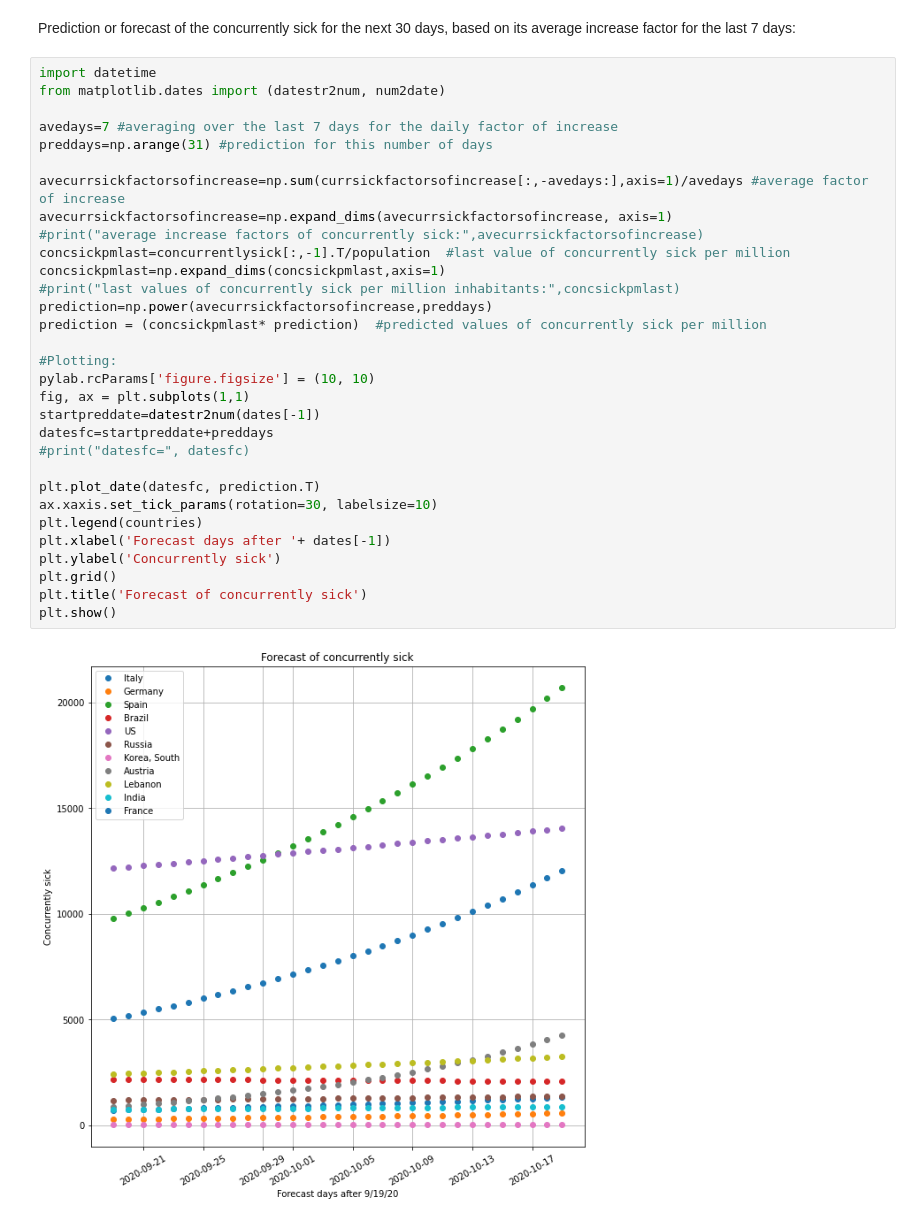
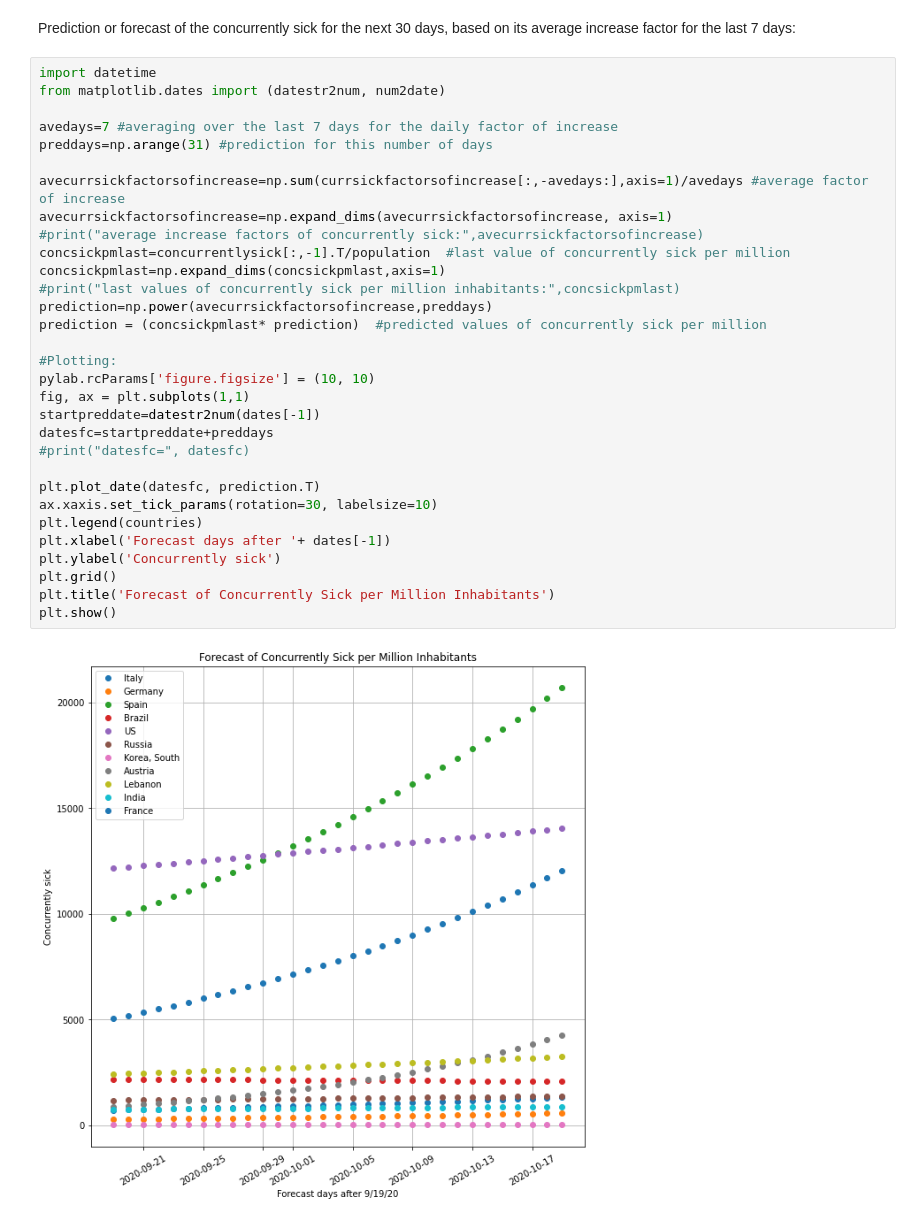
Before and after one commit to TUIlmenauAMS/CoronaComputationPrograms, a Jupyter notebook: coronaconcucrrentlysick.ipynb, the cells around one changed output. Cells and saved outputs as stored; diff of their text form.

```diff
--- a/coronaconcucrrentlysick.ipynb
+++ b/coronaconcucrrentlysick.ipynb
@@ -292,32 +294,32 @@ Prediction or forecast of the concurrently sick for the next 30 days, based on i
 import datetime
 from matplotlib.dates import (datestr2num, num2date)
 
 avedays=7 #averaging over the last 7 days for the daily factor of increase
 preddays=np.arange(31) #prediction for this number of days
 
 avecurrsickfactorsofincrease=np.sum(currsickfactorsofincrease[:,-avedays:],axis=1)/avedays #average factor of increase
 avecurrsickfactorsofincrease=np.expand_dims(avecurrsickfactorsofincrease, axis=1)
 #print("average increase factors of concurrently sick:",avecurrsickfactorsofincrease)
 concsickpmlast=concurrentlysick[:,-1].T/population  #last value of concurrently sick per million
 concsickpmlast=np.expand_dims(concsickpmlast,axis=1)
 #print("last values of concurrently sick per million inhabitants:",concsickpmlast)
 prediction=np.power(avecurrsickfactorsofincrease,preddays)
 prediction = (concsickpmlast* prediction)  #predicted values of concurrently sick per million
 
 #Plotting:
 pylab.rcParams['figure.figsize'] = (10, 10)
 fig, ax = plt.subplots(1,1)
 startpreddate=datestr2num(dates[-1])
 datesfc=startpreddate+preddays
 #print("datesfc=", datesfc)
 
 plt.plot_date(datesfc, prediction.T)
 ax.xaxis.set_tick_params(rotation=30, labelsize=10)
 plt.legend(countries)
 plt.xlabel('Forecast days after '+ dates[-1])
 plt.ylabel('Concurrently sick')
 plt.grid()
-plt.title('Forecast of concurrently sick')
+plt.title('Forecast of Concurrently Sick per Million Inhabitants')
 plt.show()
 # %% [output]
-[figure, old version]
+[figure, new version]
```
Also changed, not shown: parts of 2 cells of this notebook.
